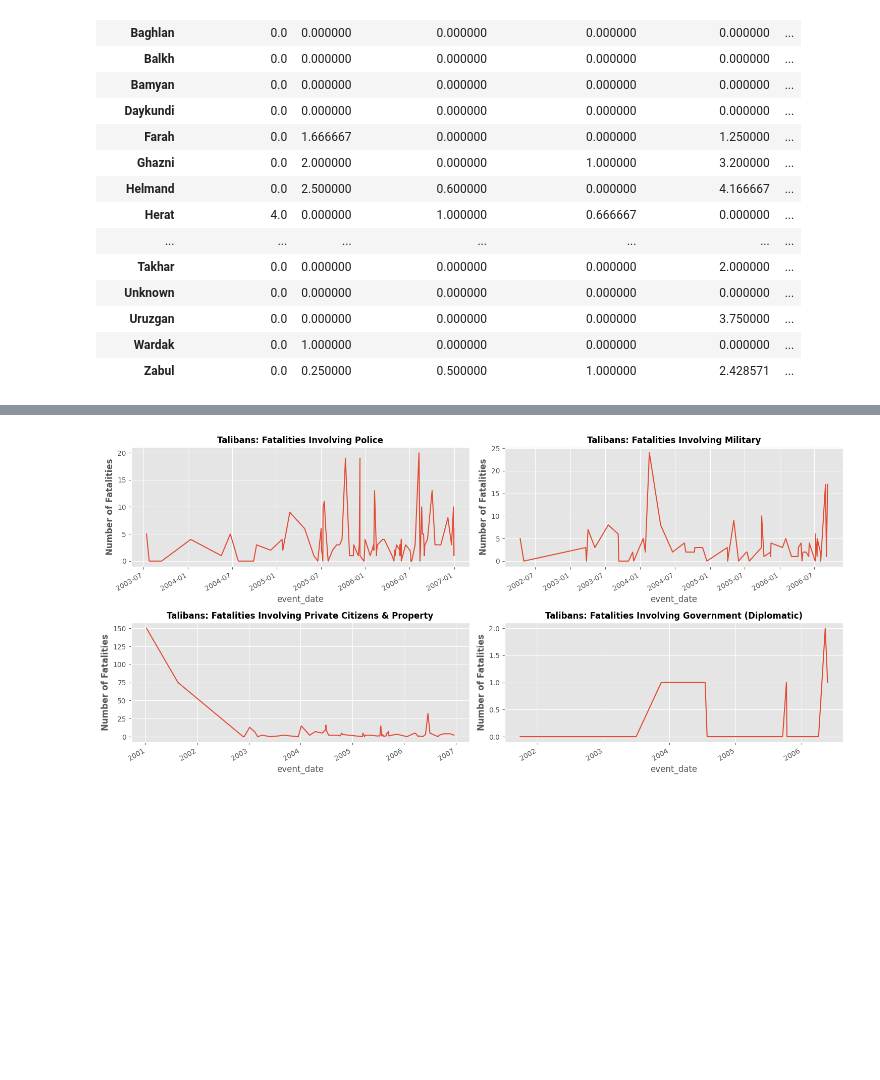
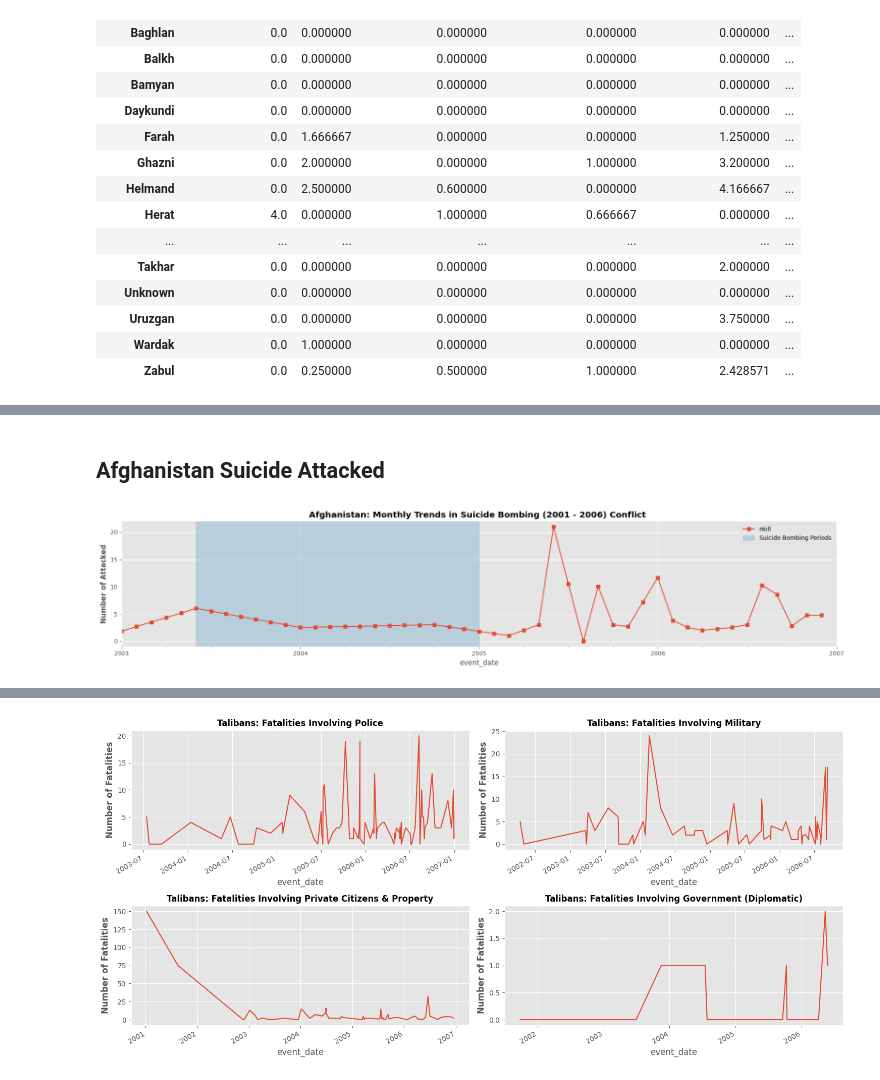
Before and after one commit to OdinProjectI/ODIN, a Jupyter notebook: WarInAfghanistan2001_2006.ipynb, the cells around one changed output, grey strips where cells are left out. Cells and saved outputs as stored; diff of their text form; code cells hidden in the pictures; blank space fills up the shorter version.

```diff
--- a/WarInAfghanistan2001_2006.ipynb
+++ b/WarInAfghanistan2001_2006.ipynb
@@ -426,0 +447,15 @@ salvo_df.query("gname == 'Taliban' ").groupby(['provstate', 'targtype1_txt'])['n
+# %% [markdown]
+## **Afghanistan Suicide Attacked**
+# %%
+fig = plt.figure(figsize=(18,4))
+ax = fig.add_subplot()
+afghan_df.query("suicide == 1 and iyear >= 2001 and iyear <= 2006 ").groupby('event_date')['nkill'].sum().resample('M').mean().interpolate().plot(marker='s')
+ax.set_xlim([pd.to_datetime("2003-01-01"), pd.to_datetime("2007-01-31" )] )
+ax.set_title("Afghanistan: Monthly Trends in Suicide Bombing (2001 - 2006) Conflict ", fontweight='bold')
+# President Karzai elected at 2004 (Trends in suicide bombing during that period)
+ax.axvspan(xmin=pd.to_datetime("2003-06-01"), xmax=pd.to_datetime("2005-01-01") , edgecolor='k', alpha=0.25, label="Suicide Bombing Periods" )
+ax.set_ylabel("Number of Attacked", fontweight='bold')
+ax.legend()
+plt.tight_layout()
+# %% [output]
+[figure, added]
```
Also changed, not shown: parts of 25 cells of this notebook.
